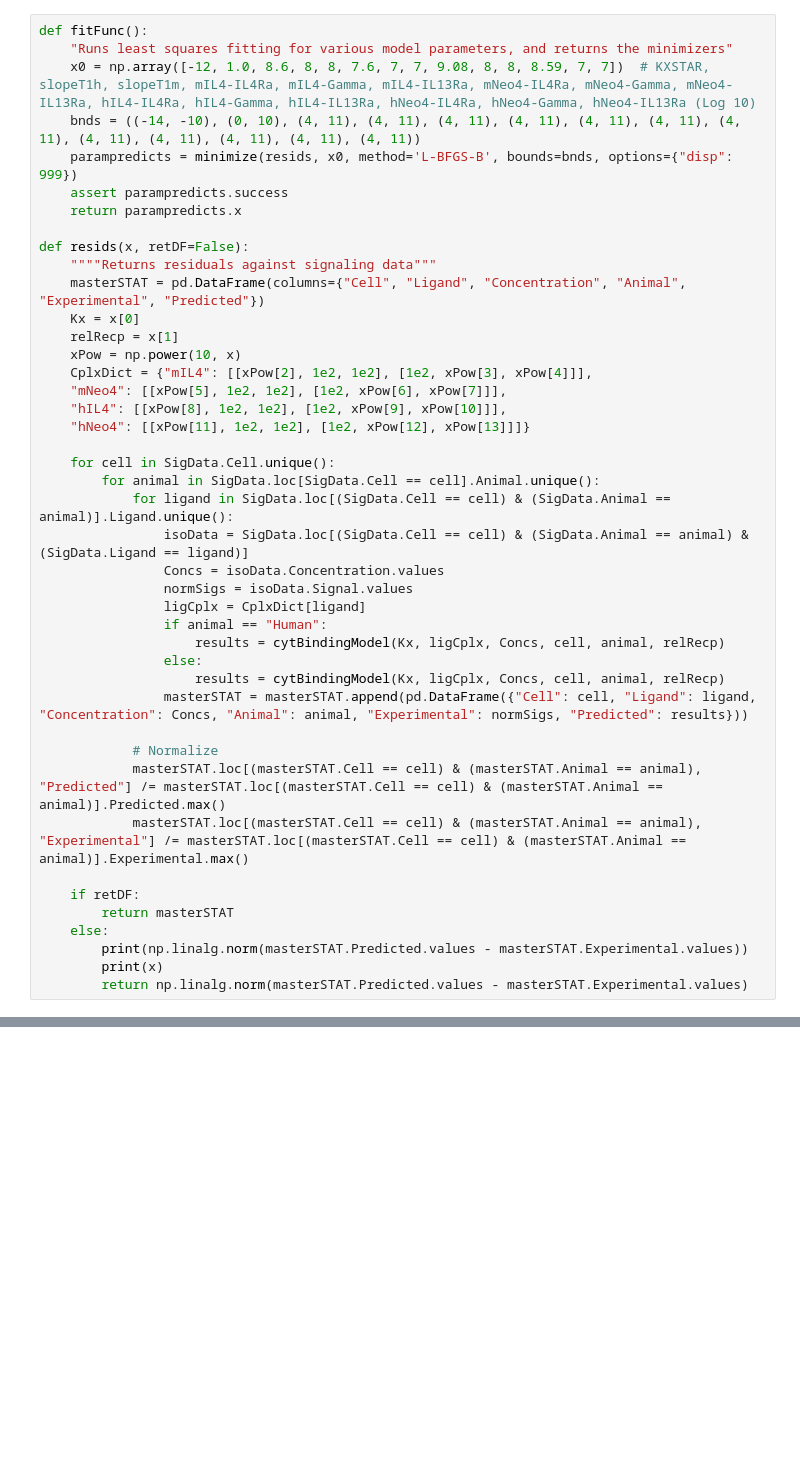
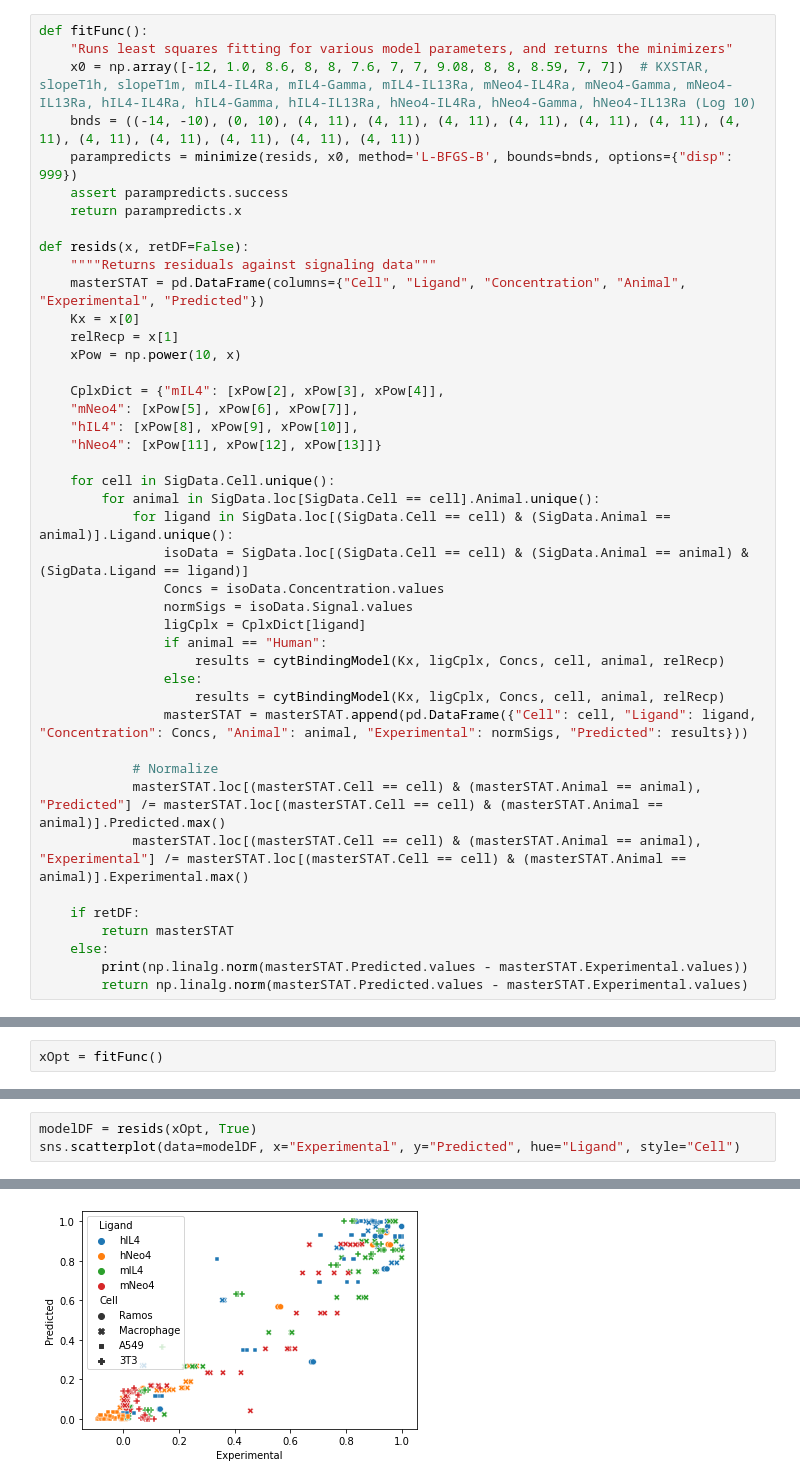
Before and after one commit to meyer-lab/IL4-model, a Jupyter notebook: polyc.ipynb, the cells around one changed output, grey strips where cells are left out. Cells and saved outputs as stored; diff of their text form; blank space fills up the shorter version.

```diff
--- a/polyc.ipynb
+++ b/polyc.ipynb
@@ -22,10 +23,11 @@ def resids(x, retDF=False):
     Kx = x[0]
     relRecp = x[1]
     xPow = np.power(10, x)
-    CplxDict = {"mIL4": [[xPow[2], 1e2, 1e2], [1e2, xPow[3], xPow[4]]],
-    "mNeo4": [[xPow[5], 1e2, 1e2], [1e2, xPow[6], xPow[7]]],
-    "hIL4": [[xPow[8], 1e2, 1e2], [1e2, xPow[9], xPow[10]]],
-    "hNeo4": [[xPow[11], 1e2, 1e2], [1e2, xPow[12], xPow[13]]]}
+
+    CplxDict = {"mIL4": [xPow[2], xPow[3], xPow[4]],
+    "mNeo4": [xPow[5], xPow[6], xPow[7]],
+    "hIL4": [xPow[8], xPow[9], xPow[10]],
+    "hNeo4": [xPow[11], xPow[12], xPow[13]]}
 
     for cell in SigData.Cell.unique():
         for animal in SigData.loc[SigData.Cell == cell].Animal.unique():
@@ -48,5 +50,4 @@ def resids(x, retDF=False):
         return masterSTAT
     else:
         print(np.linalg.norm(masterSTAT.Predicted.values - masterSTAT.Experimental.values))
-        print(x)
         return np.linalg.norm(masterSTAT.Predicted.values - masterSTAT.Experimental.values)
@@ -54,0 +54,2 @@ fitFunc()
+# %%
+xOpt = fitFunc()
@@ -54,0 +74,4 @@ fitFunc()
+# %%
+modelDF = resids(xOpt, True)
+sns.scatterplot(data=modelDF, x="Experimental", y="Predicted", hue="Ligand", style="Cell")
+# %% [output]
@@ -54,0 +79 @@ fitFunc()
+[figure, added]
```
Also changed, not shown: parts of 4 cells of this notebook, 1 other file.
